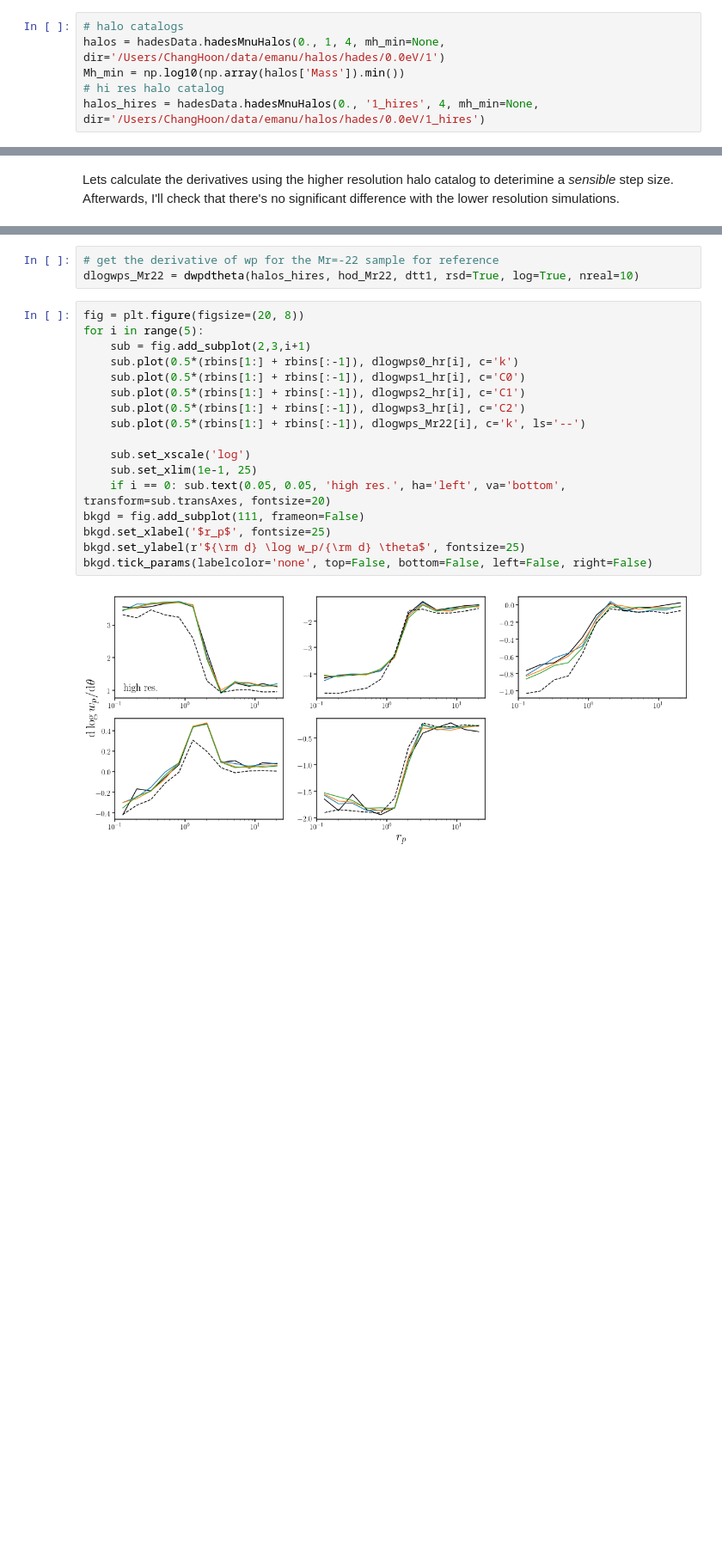
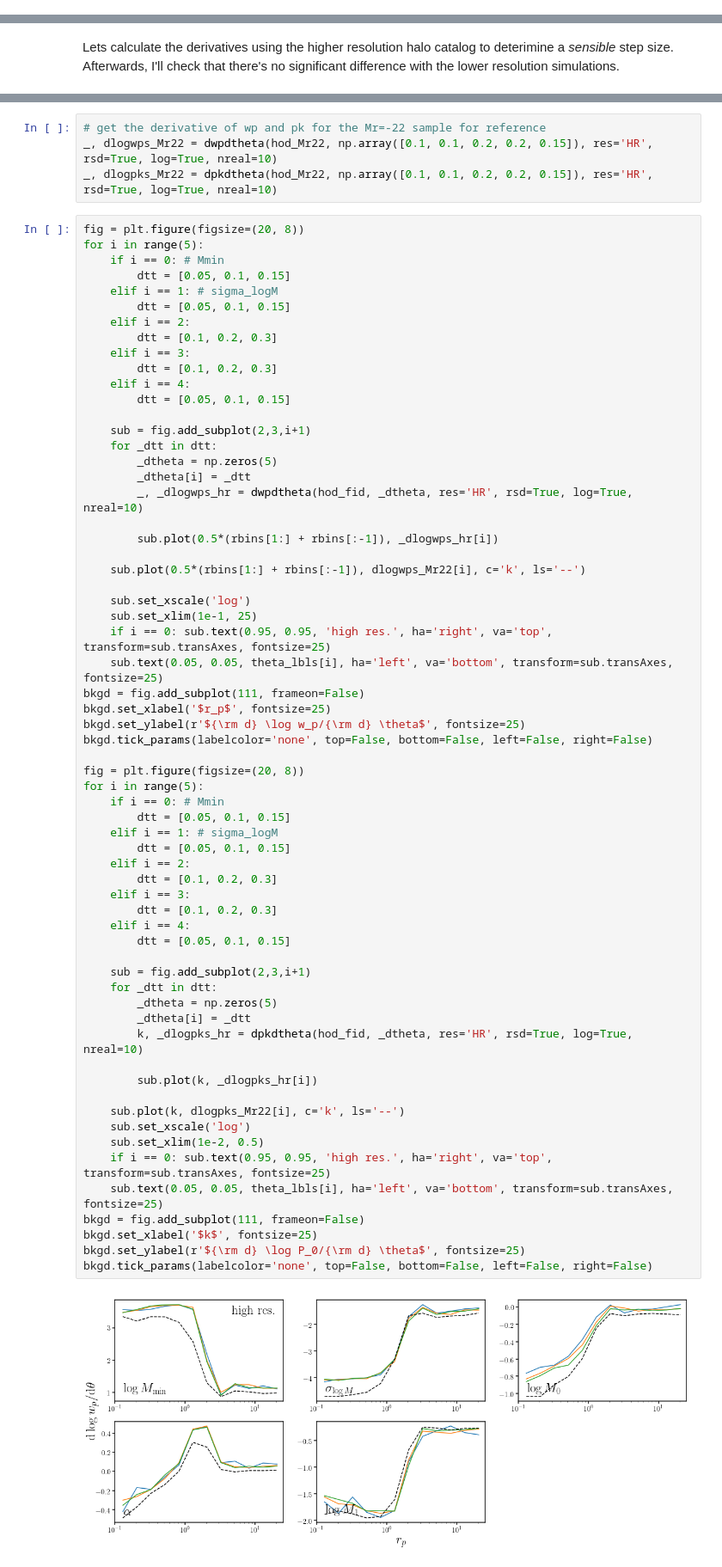
Before and after one commit to changhoonhahn/eMaNu, a Jupyter notebook: notebook/hod/hod_deriv.ipynb, the cells around one changed output, grey strips where cells are left out. Shown at 86% size. Cells and saved outputs as stored; diff of their text form; blank space fills up the shorter version.

```diff
--- a/notebook/hod/hod_deriv.ipynb
+++ b/notebook/hod/hod_deriv.ipynb
@@ -36,12 +33,6 @@ mpl.rcParams['ytick.major.size'] = 5
 mpl.rcParams['ytick.major.width'] = 1.5
 mpl.rcParams['legend.frameon'] = False
 %matplotlib inline
-# %%
-# halo catalogs
-halos = hadesData.hadesMnuHalos(0., 1, 4, mh_min=None, dir='/Users/ChangHoon/data/emanu/halos/hades/0.0eV/1')
-Mh_min = np.log10(np.array(halos['Mass']).min())
-# hi res halo catalog
-halos_hires = hadesData.hadesMnuHalos(0., '1_hires', 4, mh_min=None, dir='/Users/ChangHoon/data/emanu/halos/hades/0.0eV/1_hires')
 # %%
 theta_lbls = [r'$\log M_{\rm min}$', r'$\sigma_{\log M}$',r'$\log M_0$',r'$\alpha$',r'$\log M_1$']
 hod_fid = np.array([14.22, 0.55, 14.00, 0.87, 14.69]) # fiducial HOD parameters (selected from hod_fiducial.ipynb)
@@ -132,22 +180,69 @@ dlogwps3_hr = dwpdtheta(halos_hires, hod_fid, dtt3, rsd=True, log=True, nreal=10
 # %%
-# get the derivative of wp for the Mr=-22 sample for reference
-dlogwps_Mr22 = dwpdtheta(halos_hires, hod_Mr22, dtt1, rsd=True, log=True, nreal=10)
+# get the derivative of wp and pk for the Mr=-22 sample for reference
+_, dlogwps_Mr22 = dwpdtheta(hod_Mr22, np.array([0.1, 0.1, 0.2, 0.2, 0.15]), res='HR', rsd=True, log=True, nreal=10)
+_, dlogpks_Mr22 = dpkdtheta(hod_Mr22, np.array([0.1, 0.1, 0.2, 0.2, 0.15]), res='HR', rsd=True, log=True, nreal=10)
 # %%
 fig = plt.figure(figsize=(20, 8))
 for i in range(5):
+    if i == 0: # Mmin
+        dtt = [0.05, 0.1, 0.15]
+    elif i == 1: # sigma_logM
+        dtt = [0.05, 0.1, 0.15]
+    elif i == 2:
+        dtt = [0.1, 0.2, 0.3]
+    elif i == 3:
+        dtt = [0.1, 0.2, 0.3]
+    elif i == 4:
+        dtt = [0.05, 0.1, 0.15]
+
     sub = fig.add_subplot(2,3,i+1)
-    sub.plot(0.5*(rbins[1:] + rbins[:-1]), dlogwps0_hr[i], c='k')
-    sub.plot(0.5*(rbins[1:] + rbins[:-1]), dlogwps1_hr[i], c='C0')
-    sub.plot(0.5*(rbins[1:] + rbins[:-1]), dlogwps2_hr[i], c='C1')
-    sub.plot(0.5*(rbins[1:] + rbins[:-1]), dlogwps3_hr[i], c='C2')
+    for _dtt in dtt:
+        _dtheta = np.zeros(5)
+        _dtheta[i] = _dtt
+        _, _dlogwps_hr = dwpdtheta(hod_fid, _dtheta, res='HR', rsd=True, log=True, nreal=10)
+
+        sub.plot(0.5*(rbins[1:] + rbins[:-1]), _dlogwps_hr[i])
+
     sub.plot(0.5*(rbins[1:] + rbins[:-1]), dlogwps_Mr22[i], c='k', ls='--')
 
     sub.set_xscale('log')
     sub.set_xlim(1e-1, 25)
-    if i == 0: sub.text(0.05, 0.05, 'high res.', ha='left', va='bottom', transform=sub.transAxes, fontsize=20)
+    if i == 0: sub.text(0.95, 0.95, 'high res.', ha='right', va='top', transform=sub.transAxes, fontsize=25)
+    sub.text(0.05, 0.05, theta_lbls[i], ha='left', va='bottom', transform=sub.transAxes, fontsize=25)
 bkgd = fig.add_subplot(111, frameon=False)
 bkgd.set_xlabel('$r_p$', fontsize=25)
 bkgd.set_ylabel(r'${\rm d} \log w_p/{\rm d} \theta$', fontsize=25)
 bkgd.tick_params(labelcolor='none', top=False, bottom=False, left=False, right=False)
+
+fig = plt.figure(figsize=(20, 8))
+for i in range(5):
+    if i == 0: # Mmin
+        dtt = [0.05, 0.1, 0.15]
+    elif i == 1: # sigma_logM
+        dtt = [0.05, 0.1, 0.15]
+    elif i == 2:
+        dtt = [0.1, 0.2, 0.3]
+    elif i == 3:
+        dtt = [0.1, 0.2, 0.3]
+    elif i == 4:
+        dtt = [0.05, 0.1, 0.15]
+
+    sub = fig.add_subplot(2,3,i+1)
+    for _dtt in dtt:
+        _dtheta = np.zeros(5)
+        _dtheta[i] = _dtt
+        k, _dlogpks_hr = dpkdtheta(hod_fid, _dtheta, res='HR', rsd=True, log=True, nreal=10)
+
+        sub.plot(k, _dlogpks_hr[i])
+
+    sub.plot(k, dlogpks_Mr22[i], c='k', ls='--')
+    sub.set_xscale('log')
+    sub.set_xlim(1e-2, 0.5)
+    if i == 0: sub.text(0.95, 0.95, 'high res.', ha='right', va='top', transform=sub.transAxes, fontsize=25)
+    sub.text(0.05, 0.05, theta_lbls[i], ha='left', va='bottom', transform=sub.transAxes, fontsize=25)
+bkgd = fig.add_subplot(111, frameon=False)
+bkgd.set_xlabel('$k$', fontsize=25)
+bkgd.set_ylabel(r'${\rm d} \log P_0/{\rm d} \theta$', fontsize=25)
+bkgd.tick_params(labelcolor='none', top=False, bottom=False, left=False, right=False)
 # %% [output]
-[figure, old version]
+[figure, new version]
```
Also changed, not shown: parts of 16 cells of this notebook, 1 other file.
